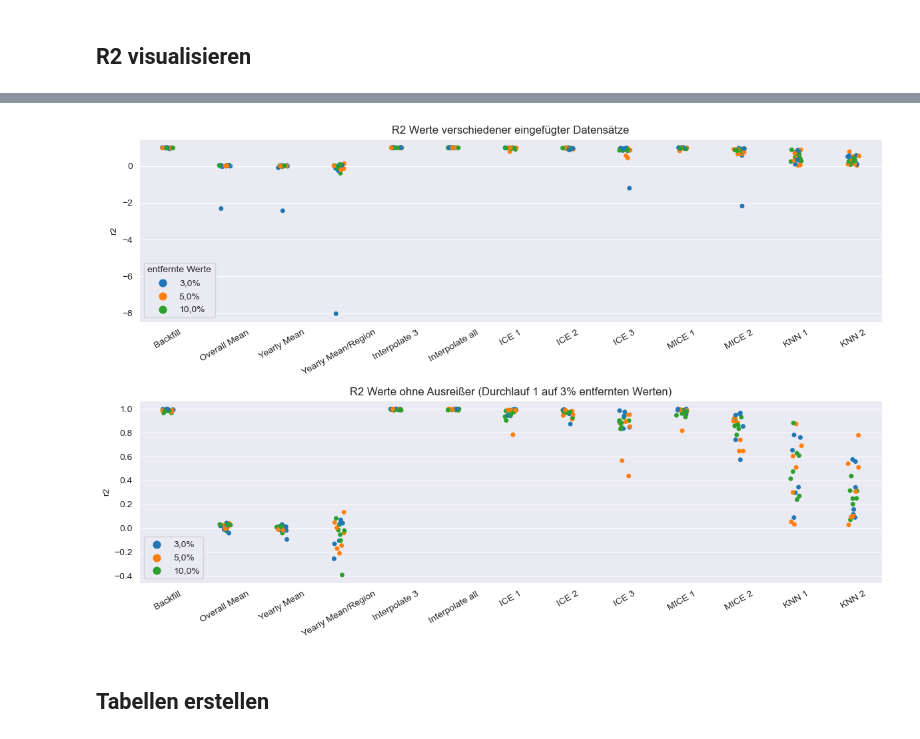
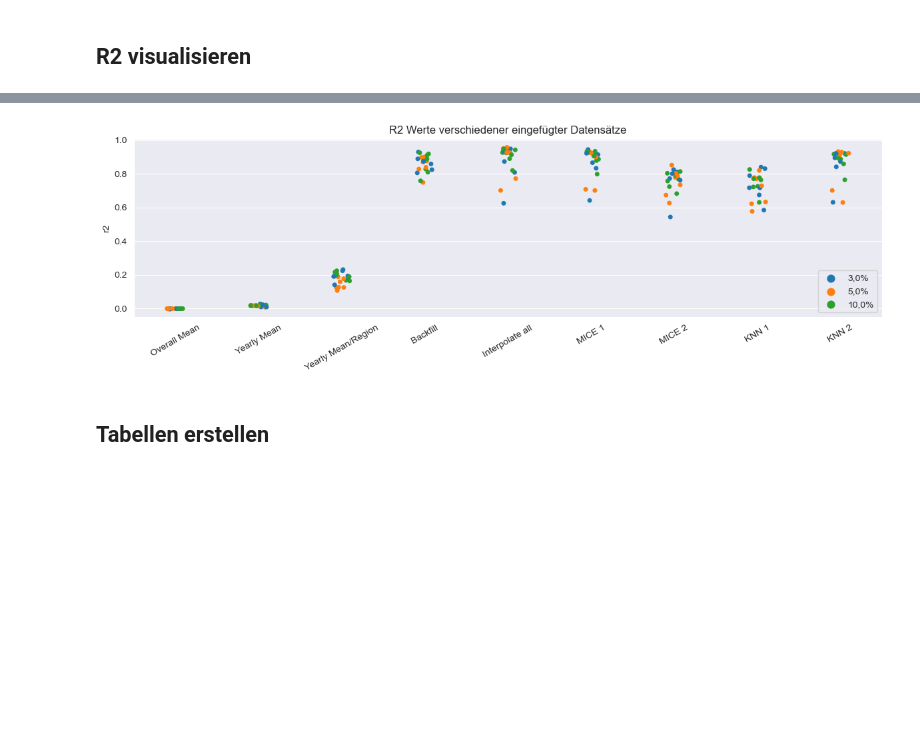
Before and after one commit to MarieFlatow/BA_weltbank, a Jupyter notebook: 06_evaluating_r2.ipynb, the cells around one changed output, grey strips where cells are left out. Cells and saved outputs as stored; diff of their text form; code cells hidden in the pictures; blank space fills up the shorter version.

```diff
--- a/06_evaluating_r2.ipynb
+++ b/06_evaluating_r2.ipynb
@@ -14,6 +14,8 @@ sets = []
 for name in set_names:
     sets.append(pd.read_csv(f'additional_data/results/{name}.csv'))
 sets = {set_names[i]: sets[i] for i in range(len(sets))}
+order = ['Overall Mean', 'Yearly Mean', 'Yearly Mean/Region', 'Backfill',
+       'Interpolate all', 'MICE 1', 'MICE 2', 'KNN 1', 'KNN 2']
 # %%
 sets['r1_detail'].columns = ['method', 'run','r2','rmse','still_missing','t']
 sets['r2_detail'].columns = ['method', 'run','r2','rmse','still_missing','t']
@@ -116,52 +81,36 @@ rs2
 # %%
 rs = pd.DataFrame({'3,0%': sets['r1_detail'].r2, '5,0%':sets['r2_detail'].r2, '10,0%': sets['r3_detail'].r2},
                  index = sets['r1_detail'].r2.index)
 rs = rs.reset_index()
 
-rs2 = pd.DataFrame(rs.set_index(['method', 'run']).stack())
-rs2 = rs2.loc[~((rs2.index.get_level_values(1)==1) & (rs2.index.get_level_values(2)=='3,0%'))]
-rs2 = rs2.unstack().droplevel(0, axis=1)
-rs2 = rs2.reset_index()
-rs2['method'] = pd.Categorical(rs2['method'],
-                                   categories=rs.method.unique(),
-                                   ordered=True)
+
+rs['method'] = pd.Categorical(rs['method'],categories=order, ordered=True)
 
 
 d1 = pd.DataFrame(rs.drop('run', axis=1).set_index('method').stack())
 d1 = d1.reset_index()
 d1.columns = ['Methode', 'entfernte Werte', 'r2']
 
-d2 = pd.DataFrame(rs2.drop('run', axis=1).set_index('method').stack())
-d2 = d2.reset_index()
-d2.columns = ['Methode', 'entfernte Werte', 'r2']
-
-
 
 sns.set_style("darkgrid")
 #sns.set_palette("Set1")
 sns.set_palette("tab10")
 
-fig, (ax1, ax2) = plt.subplots(figsize =(12, 8), nrows=2)
+fig, (ax1) = plt.subplots(figsize =(12, 4), nrows=1)
 sns.stripplot(data=d1, x='Methode', y='r2', hue='entfernte Werte',palette=["C0", "C1", "C2", ], ax=ax1)
-sns.stripplot(data=d2, x='Methode', y='r2', hue='entfernte Werte',palette=["C1", "C2", "C0", ], ax=ax2)
+
 
 ax1.set_title('R2 Werte verschiedener eingefügter Datensätze')
 ax1.tick_params(axis='x', rotation=30)
 ax1.set_xlabel('')
-
-ax2.set_title('R2 Werte ohne Ausreißer (Durchlauf 1 auf 3% entfernten Werten)')
-ax2.tick_params(axis='x', rotation=30)
-ax2.set_xlabel('')
-handles, labels = ax2.get_legend_handles_labels()
-order = [2,0,1]
-ax2.legend([handles[idx] for idx in order],[labels[idx] for idx in order])
+ax1.legend(loc='lower right')
 
 
 plt.tight_layout()
 
-#plt.savefig('figures/results/r2')
+plt.savefig('figures/results/r2')
 # %% [output]
-[figure, old version]
+[figure, new version]
 # %% [markdown]
 ## Tabellen erstellen
 # %%
```
Also changed, not shown: parts of 12 cells of this notebook, 24 other files.
